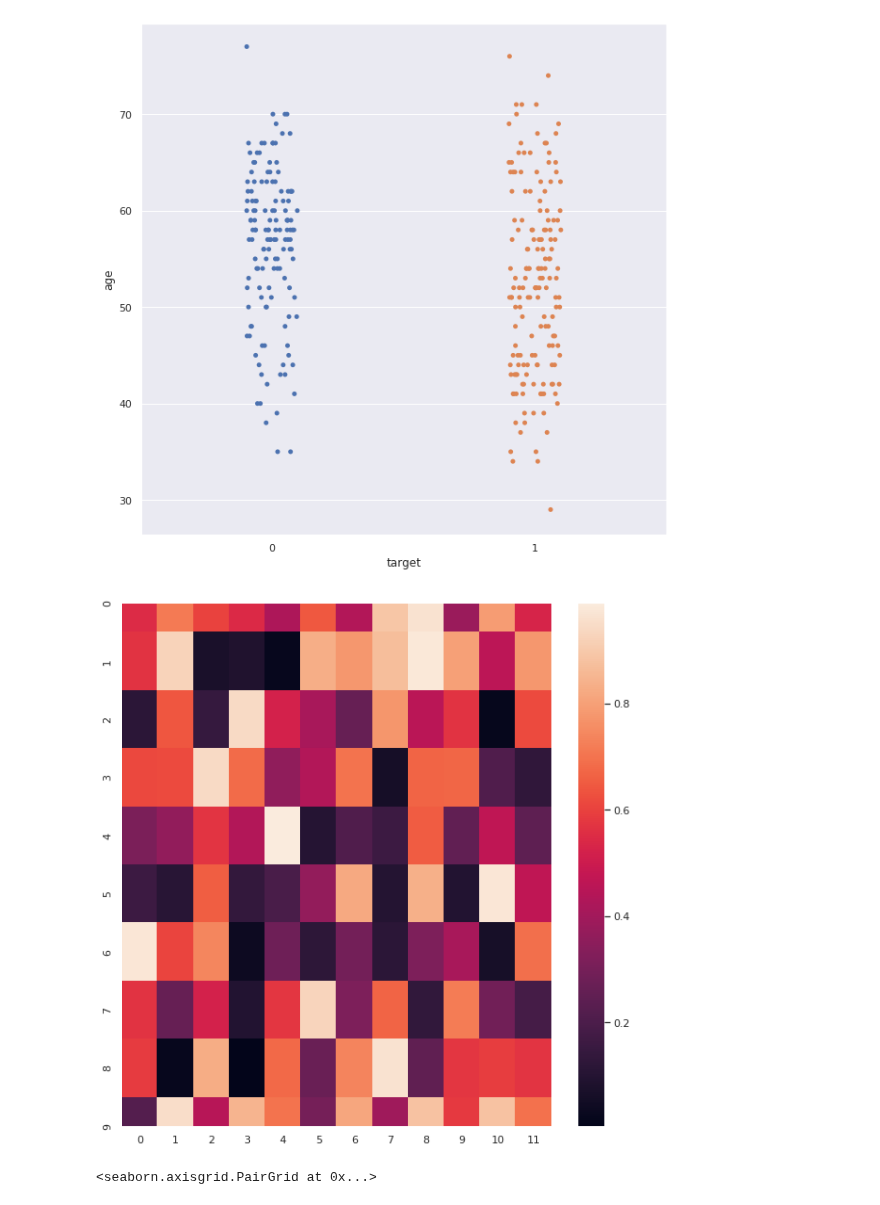
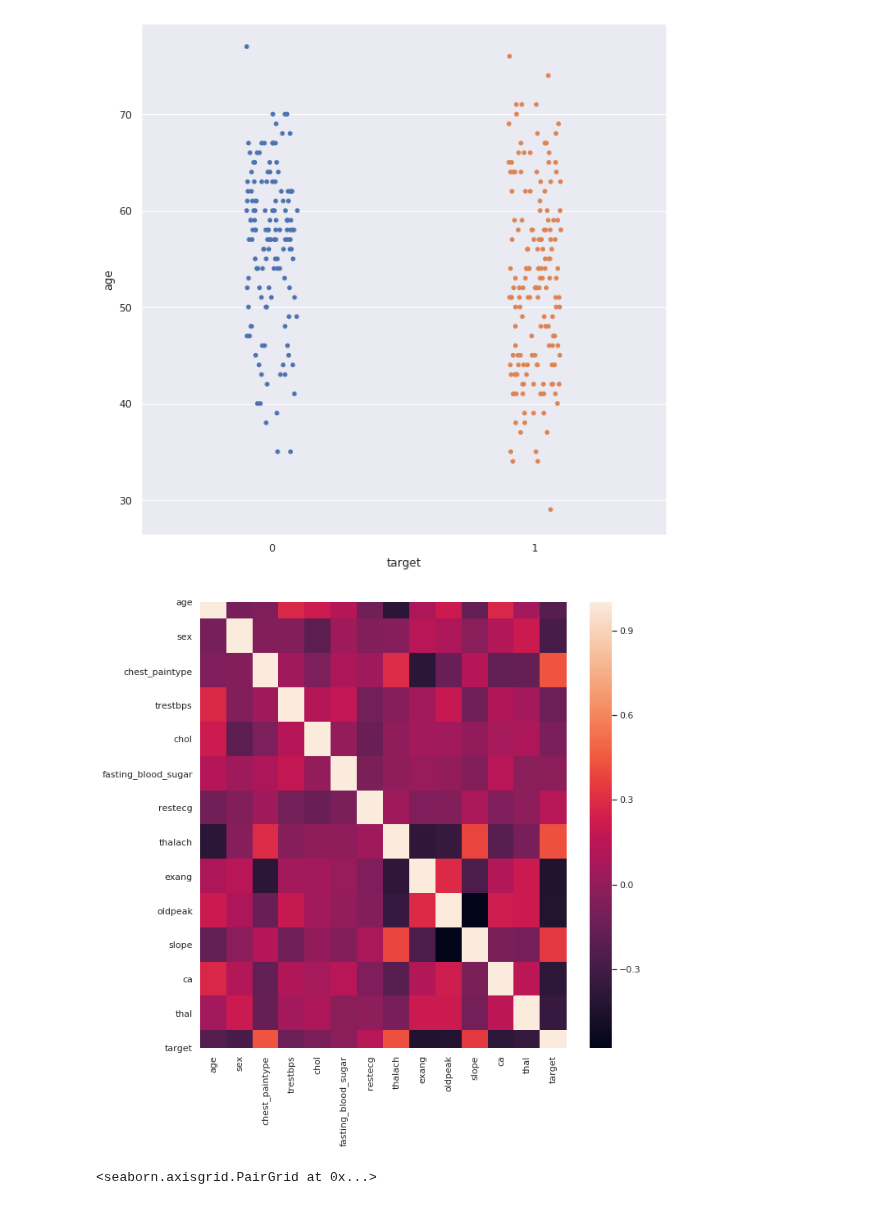
Before and after one commit to bhushankelkar/Heart-Disease-Uci, a Jupyter notebook: Uci.ipynb, the cells around one changed output. Cells and saved outputs as stored; diff of their text form; code cells hidden in the pictures.

```diff
--- a/Uci.ipynb
+++ b/Uci.ipynb
@@ -132,13 +132,11 @@ plt.rcParams['figure.figsize']=10,10
 g=sns.stripplot(x="target",y="age",data=df,jitter=True)
 # %% [output]
 [figure]
-# %%
-import numpy as np; np.random.seed(0)
-import seaborn as sns; sns.set()
-uniform_data = np.random.rand(10, 12)
-ax = sns.heatmap(uniform_data)
-# %% [output]
-[figure, removed]
+# %%
+
+ax = sns.heatmap(df.corr())
+# %% [output]
+[figure, added]
 # %%
 k=df.loc[:,'sex':'chol']
 # %%
```
Also changed, not shown: parts of 4 cells of this notebook.
